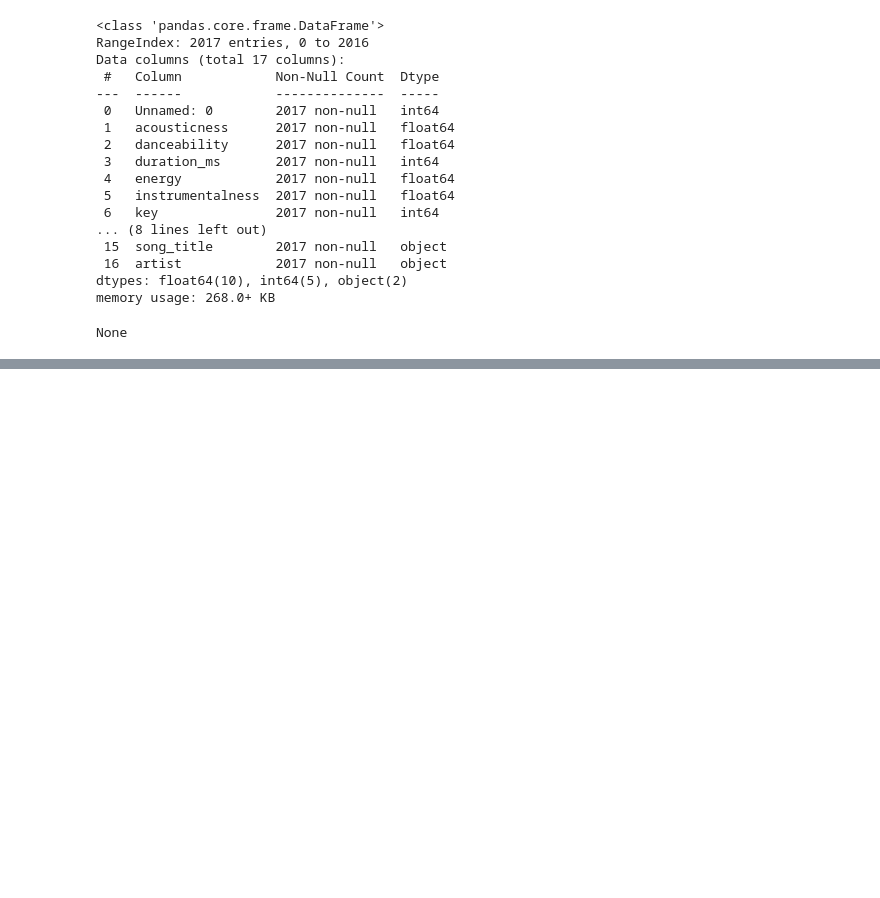
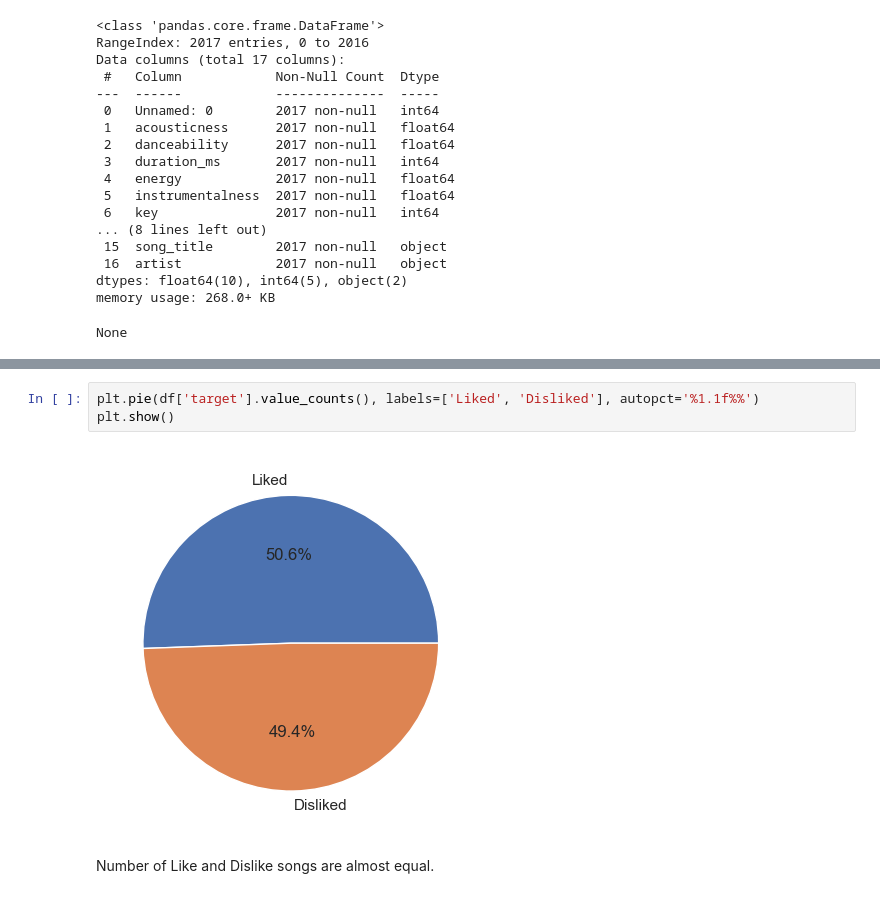
Before and after one commit to DataScienceHCMUS/Analysis, a Jupyter notebook: notebooks/Spotify Song Attributes.ipynb, the cells around one changed output, grey strips where cells are left out. Drawn from its saved outputs; the diff is of its cells as text; blank space fills up the shorter version.

```diff
--- a/notebooks/Spotify Song Attributes.ipynb
+++ b/notebooks/Spotify Song Attributes.ipynb
@@ -96,0 +101,7 @@ df_continous = df.drop(['Unnamed: 0', 'target', 'mode'], axis=1)
+# %%
+plt.pie(df['target'].value_counts(), labels=['Liked', 'Disliked'], autopct='%1.1f%%')
+plt.show()
+# %% [output]
+[figure, added]
+# %% [markdown]
+Number of Like and Dislike songs are almost equal.
```
Also changed, not shown: parts of 16 cells of this notebook, 4 other files.
